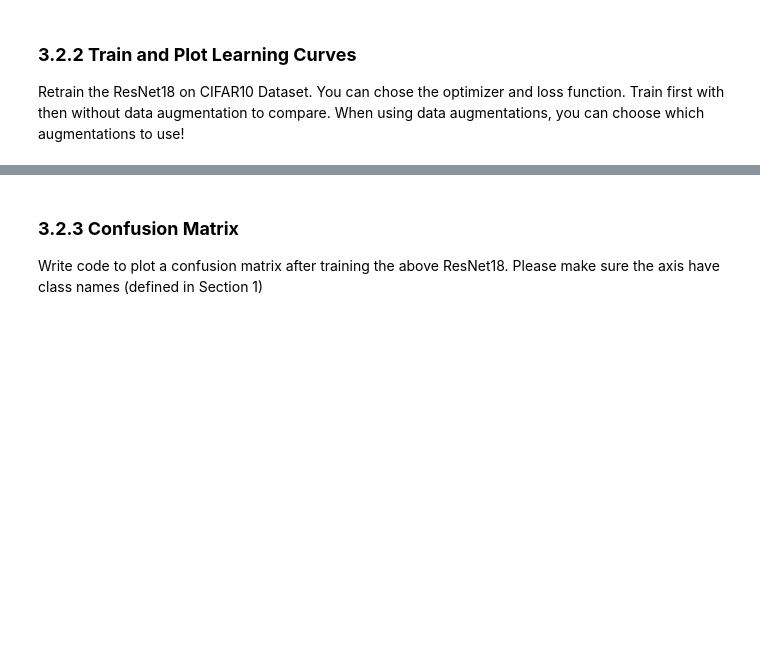
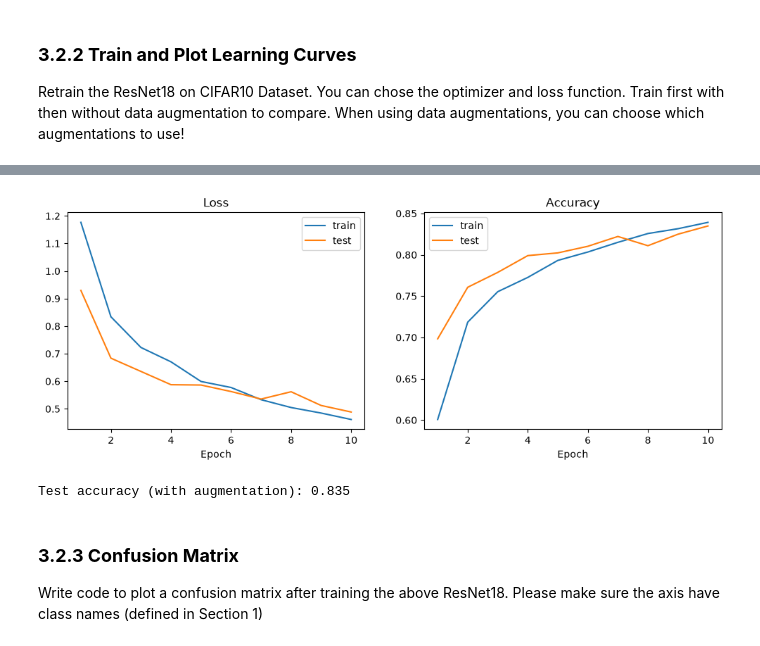
Before and after one commit to avantikavarma/EEC-174-Lab-3, a Jupyter notebook: Phase_2.ipynb, the cells around one changed output, grey strips where cells are left out. Saved outputs shown, nothing was run; the diff lists cells and outputs as text; code cells hidden in the pictures; blank space fills up the shorter version.

```diff
--- a/Phase_2.ipynb
+++ b/Phase_2.ipynb
@@ -264,16 +348,21 @@ num_epochs = 10
 
 # Define Parameters
 num_epochs = 10
-''' TODO '''
+aug_train_transform = transforms.Compose([
+    transforms.RandomHorizontalFlip(p=0.5),
+    transforms.RandomCrop(32, padding=4),
+    transforms.ColorJitter(brightness=0.2, contrast=0.2, saturation=0.2),
+    transforms.ToTensor(), norm])
+train_loader_aug = make_loader(aug_train_transform)
 
-# Define Loss func and Optimizer
-''' TODO '''
+resnet18_aug = models.resnet18(weights=models.ResNet18_Weights.DEFAULT)
+resnet18_aug.fc = nn.Linear(resnet18_aug.fc.in_features, 10)
+resnet18_aug = resnet18_aug.to(device)
 
-# Train Model
-''' TODO '''
-
-# Plot Learning Curves
-''' TODO '''
-
-# Evaluate on Test Set
-''' TODO '''
+criterion = nn.CrossEntropyLoss()
+optimizer = torch.optim.SGD(resnet18_aug.parameters(), lr=0.01, momentum=0.9)
+hist_aug = train(resnet18_aug, train_loader_aug, test_loader, criterion, optimizer, device, num_epochs)
+plot_learning_curve(hist_aug)
+test_loss, test_acc = test_accuracy(resnet18_aug, test_loader, criterion, device)
+print(f"Test accuracy (with augmentation): {test_acc:.3f}")
+# %% [output]
@@ -280,3 +379,5 @@ num_epochs = 10
+[figure, added]
+Test accuracy (with augmentation): 0.835
 # %% [markdown]
 ### **3.2.3 Confusion Matrix**
 
```
Also changed, not shown: parts of 18 cells of this notebook.
